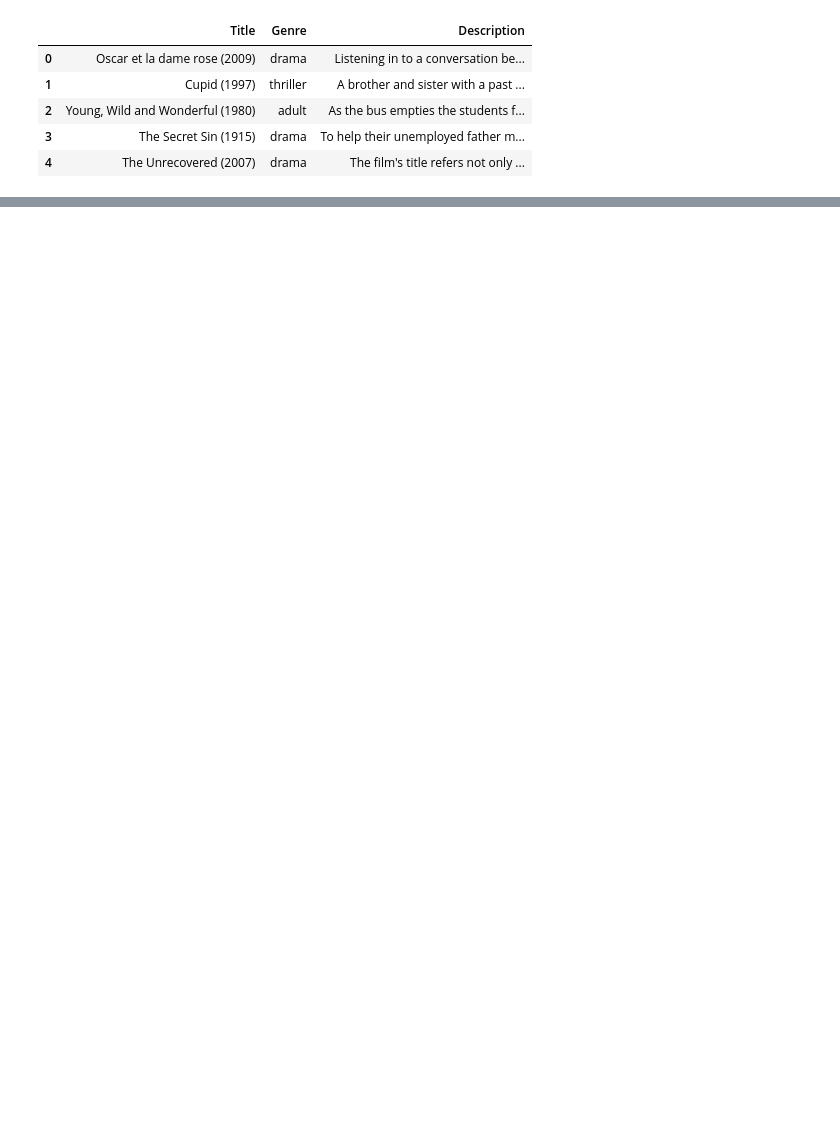
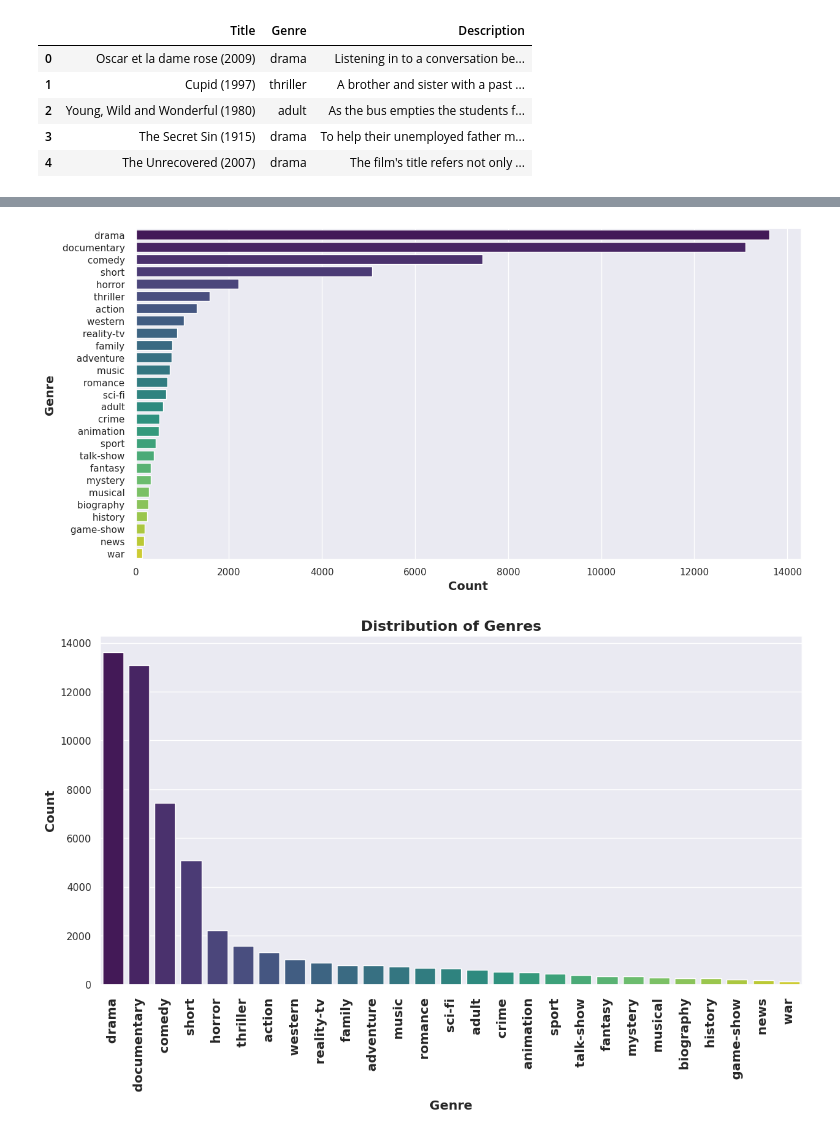
Before and after one commit to preetham018/CODSOFT, a Jupyter notebook: Movie_Genre_ML_model.ipynb, the cells around one changed output, grey strips where cells are left out. Drawn from its saved outputs; the diff is of its cells as text; code cells hidden in the pictures; blank space fills up the shorter version.

```diff
--- a/Movie_Genre_ML_model.ipynb
+++ b/Movie_Genre_ML_model.ipynb
@@ -26,5 +35,5 @@ Mounted at /content/drive
 # %%
-train = pd.read_csv(r"/content/drive/MyDrive/train_data.txt",sep=':::',names=['Title', 'Genre', 'Description']).reset_index(drop=True)
+train_data = pd.read_csv(r"/content/drive/MyDrive/train_data.txt",sep=':::',names=['Title', 'Genre', 'Description']).reset_index(drop=True)
 train.head()
 # %% [output]
 |  | Title | Genre | Description |
@@ -107,0 +97,18 @@ Successfully installed chardet-3.0.4 googletrans-3.1.0a0 h11-0.9.0 h2-3.2.0 hpac
+# %%
+plt.figure(figsize=(14, 7))
+sns.countplot(data=train_data, y='Genre', order=train_data['Genre'].value_counts().index, palette='viridis')
+plt.xlabel('Count', fontsize=14, fontweight='bold')
+plt.ylabel('Genre', fontsize=14, fontweight='bold')
+
+# Plot the distribution of genres using a bar plot
+plt.figure(figsize=(14, 7))
+counts = train_data['Genre'].value_counts()
+sns.barplot(x=counts.index, y=counts, palette='viridis')
+plt.xlabel('Genre', fontsize=14, fontweight='bold')
+plt.ylabel('Count', fontsize=14, fontweight='bold')
+plt.title('Distribution of Genres', fontsize=16, fontweight='bold')
+plt.xticks(rotation=90, fontsize=14, fontweight='bold')
+plt.show()
+# %% [output]
+[figure, added]
+[figure, added]
```
Also changed, not shown: parts of 11 cells of this notebook.
